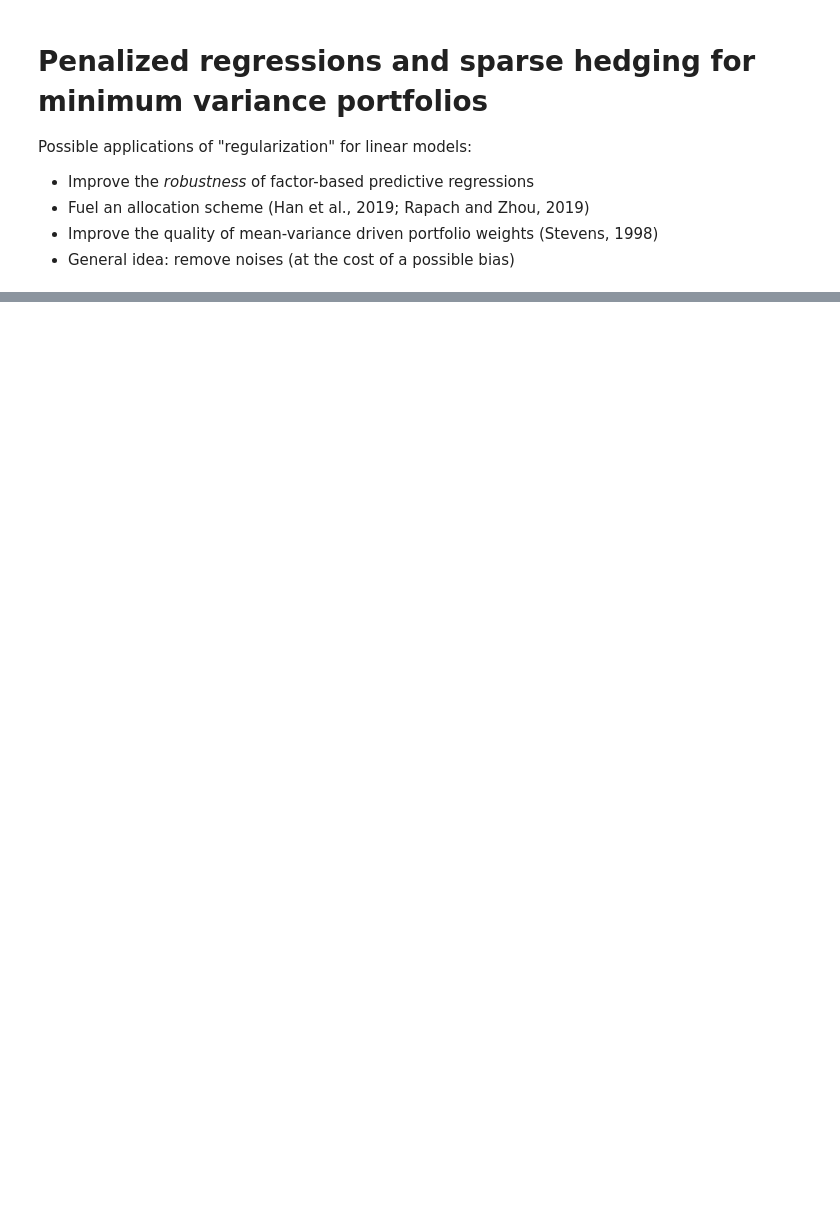
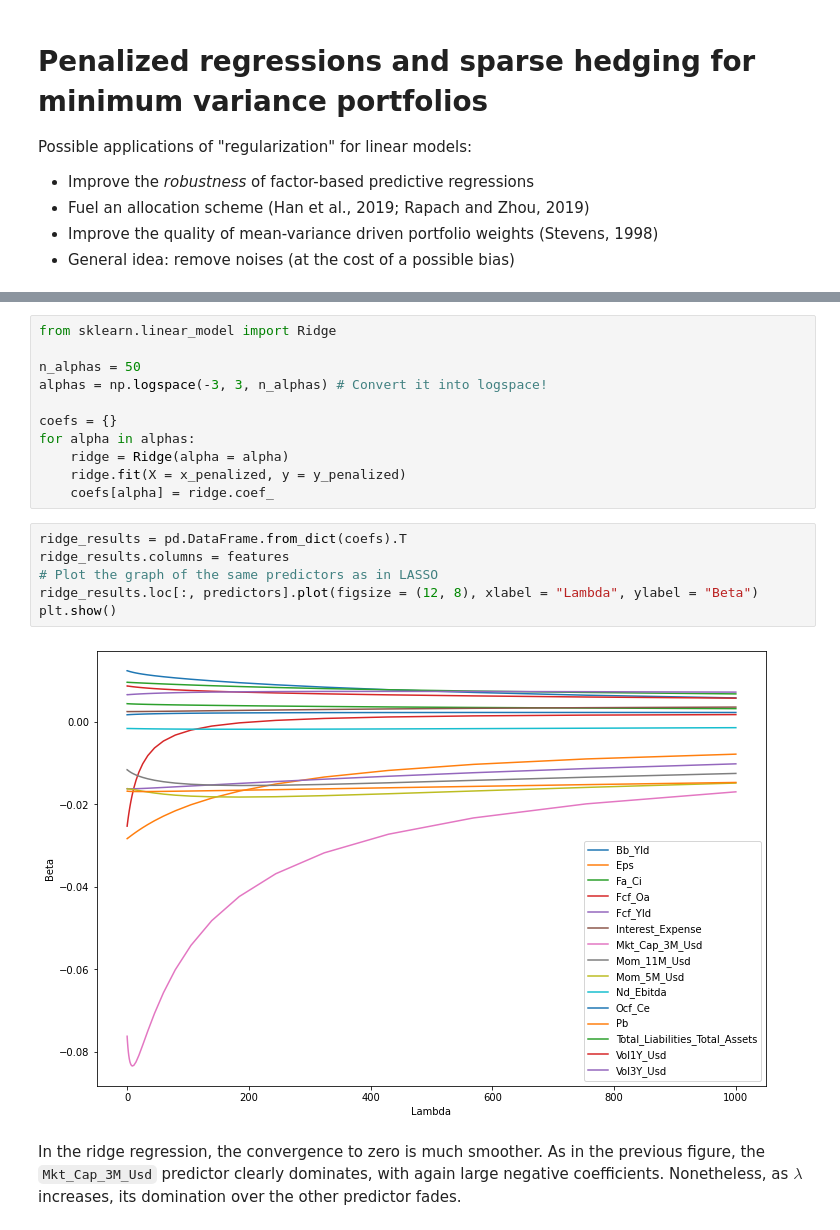
Before and after one commit to Silkdust/mlfactor-python, a Jupyter notebook: Chapter5-Penalized Regressions and Sparse Hedging for MVP.ipynb, the cells around one changed output, grey strips where cells are left out. Cells and saved outputs as stored; diff of their text form; blank space fills up the shorter version.

```diff
--- a/Chapter5-Penalized Regressions and Sparse Hedging for MVP.ipynb
+++ b/Chapter5-Penalized Regressions and Sparse Hedging for MVP.ipynb
@@ -25,0 +101,21 @@ which is known as the **standard ordinary least squares (OLS)** solution of the
+# %%
+from sklearn.linear_model import Ridge
+
+n_alphas = 50
+alphas = np.logspace(-3, 3, n_alphas) # Convert it into logspace!
+
+coefs = {}
+for alpha in alphas:
+    ridge = Ridge(alpha = alpha)
+    ridge.fit(X = x_penalized, y = y_penalized)
+    coefs[alpha] = ridge.coef_
+# %%
+ridge_results = pd.DataFrame.from_dict(coefs).T
+ridge_results.columns = features
+# Plot the graph of the same predictors as in LASSO
+ridge_results.loc[:, predictors].plot(figsize = (12, 8), xlabel = "Lambda", ylabel = "Beta")
+plt.show()
+# %% [output]
+[figure, added]
+# %% [markdown]
+In the ridge regression, the convergence to zero is much smoother. As in the previous figure, the `Mkt_Cap_3M_Usd` predictor clearly dominates, with again large negative coefficients. Nonetheless, as $\lambda$ increases, its domination over the other predictor fades.
```
Also changed, not shown: parts of 34 cells of this notebook, 2 other files.
